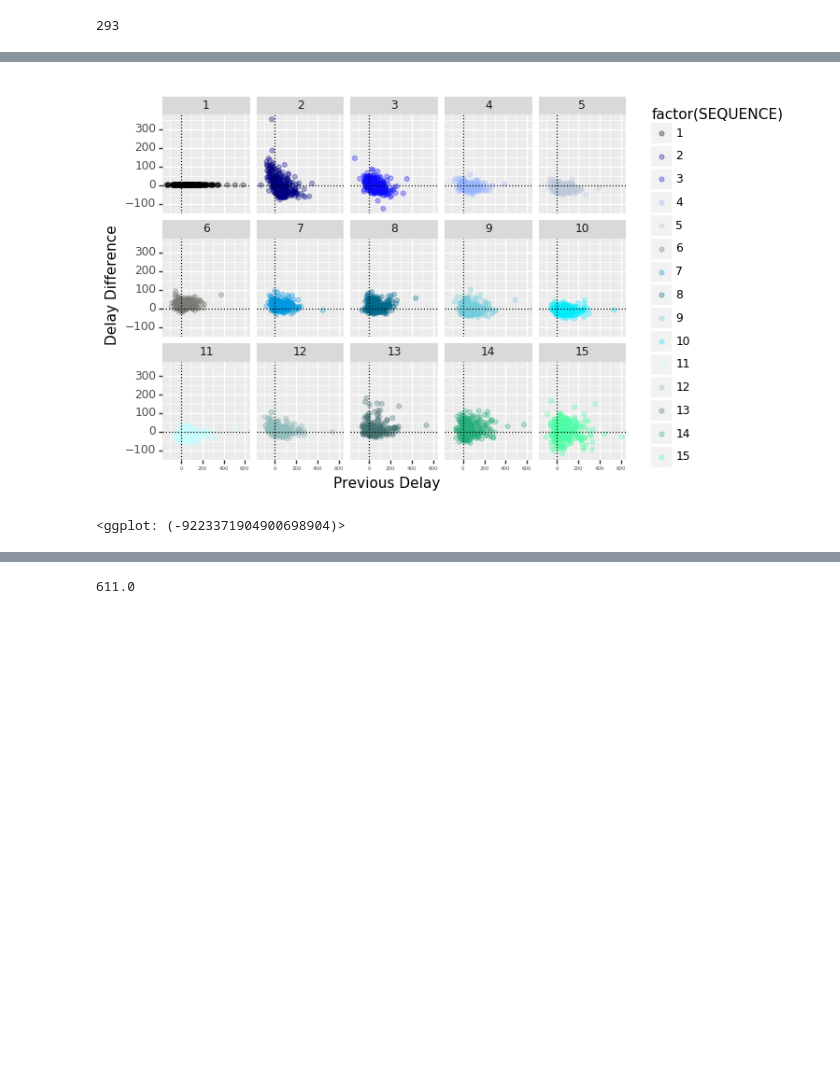
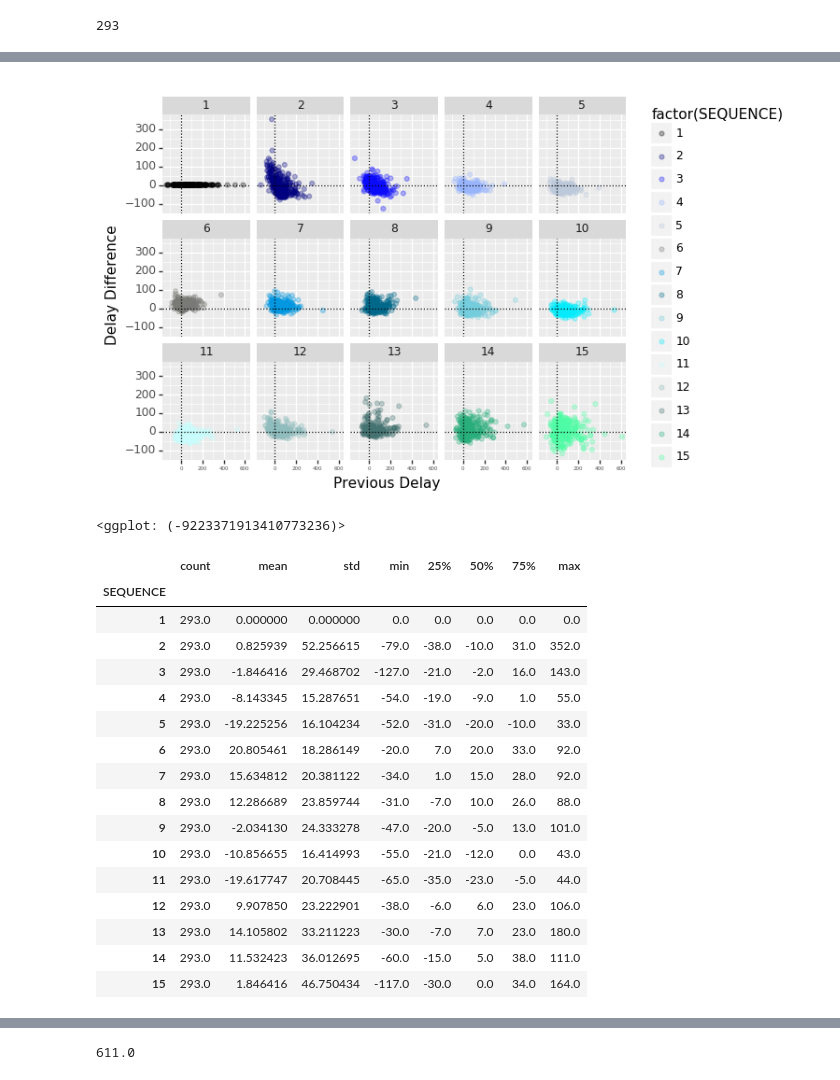
Before and after one commit to hrubajan/da_projekt_gol, a Jupyter notebook: graf_DIFF.ipynb, the cells around one changed output, grey strips where cells are left out. Cells and saved outputs as stored; diff of their text form; code cells hidden in the pictures; blank space fills up the shorter version.

```diff
--- a/graf_DIFF.ipynb
+++ b/graf_DIFF.ipynb
@@ -54,5 +54,5 @@ ggplot(df,(aes(x='PREV_DELAY', y='DIFF_DELAY',color = 'factor(SEQUENCE)'))) + \
 # %%
-ggplot(df, aes(x='PREV_DELAY', y='DIFF_DELAY', color = 'factor(SEQUENCE)' )) + \
+ggplot(data, aes(x='PREV_DELAY', y='DIFF_DELAY', color = 'factor(SEQUENCE)' )) + \
         geom_point(alpha=0.3) + \
         geom_hline(yintercept=0,linetype='dotted') + \
         geom_vline(xintercept=0,linetype='dotted') + \
@@ -63,4 +63,24 @@ ggplot(df, aes(x='PREV_DELAY', y='DIFF_DELAY', color = 'factor(SEQUENCE)' )) + \
         ylab("Delay Difference")
 # %% [output]
 [figure]
-<ggplot: (-9223371904900698904)>
+<ggplot: (-9223371913410773236)>
+# %%
+data.groupby('SEQUENCE')['DIFF_DELAY'].describe()
+# %% [output]
+|  | count | mean | std | min | 25% | 50% | 75% | max |
+| SEQUENCE |  |  |  |  |  |  |  |  |
+| 1 | 293.0 | 0.000000 | 0.000000 | 0.0 | 0.0 | 0.0 | 0.0 | 0.0 |
+| 2 | 293.0 | 0.825939 | 52.256615 | -79.0 | -38.0 | -10.0 | 31.0 | 352.0 |
+| 3 | 293.0 | -1.846416 | 29.468702 | -127.0 | -21.0 | -2.0 | 16.0 | 143.0 |
+| 4 | 293.0 | -8.143345 | 15.287651 | -54.0 | -19.0 | -9.0 | 1.0 | 55.0 |
+| 5 | 293.0 | -19.225256 | 16.104234 | -52.0 | -31.0 | -20.0 | -10.0 | 33.0 |
+| 6 | 293.0 | 20.805461 | 18.286149 | -20.0 | 7.0 | 20.0 | 33.0 | 92.0 |
+| 7 | 293.0 | 15.634812 | 20.381122 | -34.0 | 1.0 | 15.0 | 28.0 | 92.0 |
+| 8 | 293.0 | 12.286689 | 23.859744 | -31.0 | -7.0 | 10.0 | 26.0 | 88.0 |
+| 9 | 293.0 | -2.034130 | 24.333278 | -47.0 | -20.0 | -5.0 | 13.0 | 101.0 |
+| 10 | 293.0 | -10.856655 | 16.414993 | -55.0 | -21.0 | -12.0 | 0.0 | 43.0 |
+| 11 | 293.0 | -19.617747 | 20.708445 | -65.0 | -35.0 | -23.0 | -5.0 | 44.0 |
+| 12 | 293.0 | 9.907850 | 23.222901 | -38.0 | -6.0 | 6.0 | 23.0 | 106.0 |
+| 13 | 293.0 | 14.105802 | 33.211223 | -30.0 | -7.0 | 7.0 | 23.0 | 180.0 |
+| 14 | 293.0 | 11.532423 | 36.012695 | -60.0 | -15.0 | 5.0 | 38.0 | 111.0 |
+| 15 | 293.0 | 1.846416 | 46.750434 | -117.0 | -30.0 | 0.0 | 34.0 | 164.0 |
```
Also changed, not shown: parts of 4 cells of this notebook, 1 other file.
